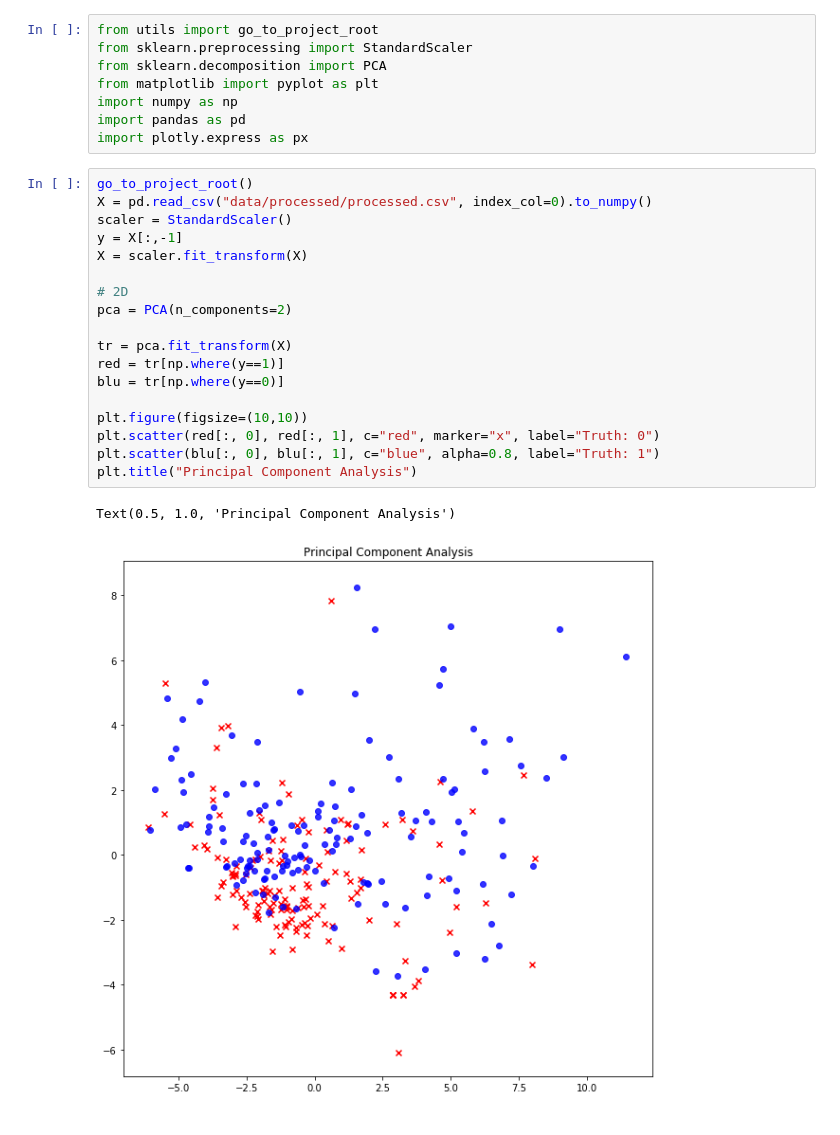
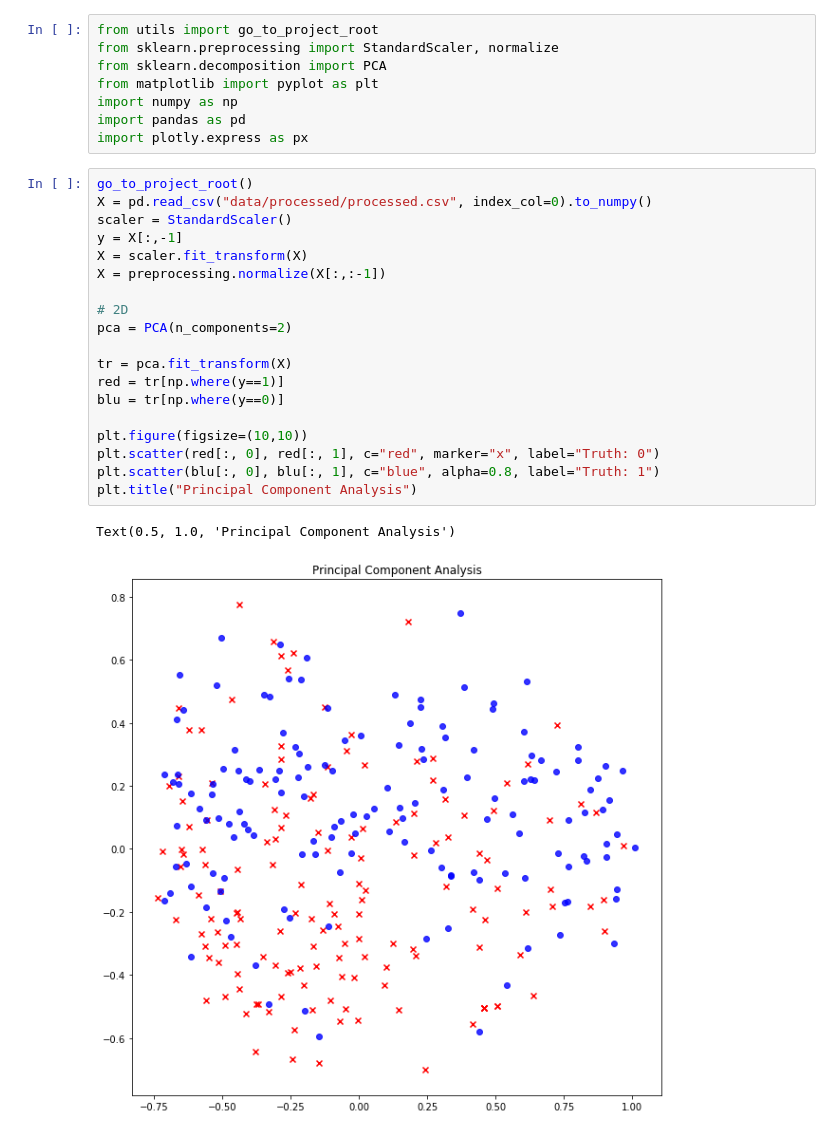
Before and after one commit to giorgospetkakis/more-fake-news-pls, a Jupyter notebook: notebooks/20200521-gp-mds_tests.ipynb, the cells around one changed output. Cells and saved outputs as stored; diff of their text form.

```diff
--- a/notebooks/20200521-gp-mds_tests.ipynb
+++ b/notebooks/20200521-gp-mds_tests.ipynb
@@ -1,6 +1,6 @@
 # %%
 from utils import go_to_project_root
-from sklearn.preprocessing import StandardScaler
+from sklearn.preprocessing import StandardScaler, normalize
 from sklearn.decomposition import PCA
 from matplotlib import pyplot as plt
 import numpy as np
@@ -9,21 +9,22 @@ import plotly.express as px
 # %%
 go_to_project_root()
 X = pd.read_csv("data/processed/processed.csv", index_col=0).to_numpy()
 scaler = StandardScaler()
 y = X[:,-1]
 X = scaler.fit_transform(X)
+X = preprocessing.normalize(X[:,:-1])
 
 # 2D
 pca = PCA(n_components=2)
 
 tr = pca.fit_transform(X)
 red = tr[np.where(y==1)]
 blu = tr[np.where(y==0)]
 
 plt.figure(figsize=(10,10))
 plt.scatter(red[:, 0], red[:, 1], c="red", marker="x", label="Truth: 0")
 plt.scatter(blu[:, 0], blu[:, 1], c="blue", alpha=0.8, label="Truth: 1")
 plt.title("Principal Component Analysis")
 # %% [output]
 Text(0.5, 1.0, 'Principal Component Analysis')
-[figure, old version]
+[figure, new version]
```
Also changed, not shown: parts of 2 cells of this notebook.
